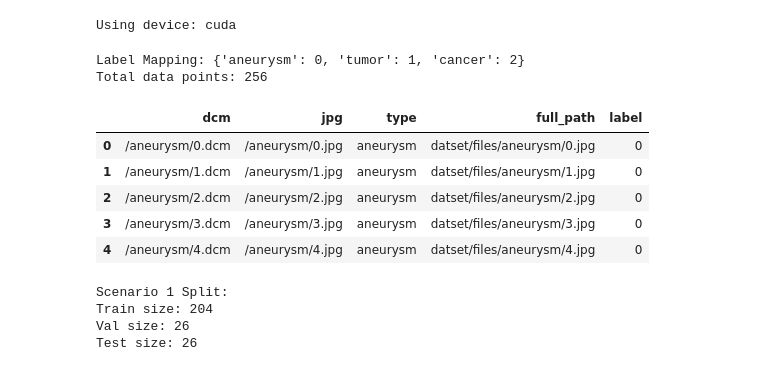
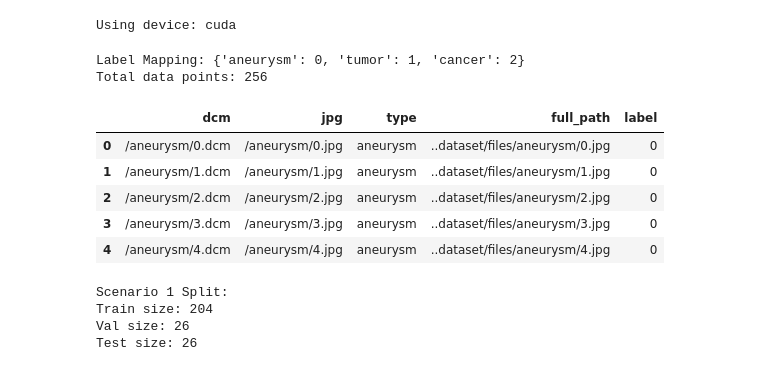
Before and after one commit to erlanggadewasakti/CT-Brain-Image-Classification, a Jupyter notebook: skenario_1/train_vgg16_1e2.ipynb, the cells around one changed output. Cells and saved outputs as stored; diff of their text form; code cells hidden in the pictures.

```diff
--- a/skenario_1/train_vgg16_1e2.ipynb
+++ b/skenario_1/train_vgg16_1e2.ipynb
@@ -40,28 +40,28 @@ print(f'Using device: {DEVICE}')
 Using device: cuda
 # %%
 # Load CSV and prepare paths
-csv_path = 'datset/ct_brain.csv'
-base_img_path = 'datset/files'
+csv_path = '..dataset/ct_brain.csv'
+base_img_path = '..dataset/files'
 
 df = pd.read_csv(csv_path)
 # Create the full path for the images by appending the base directory to the relative path from the csv
 df['full_path'] = base_img_path + df['jpg']
 
 # Encode labels
 label_mapping = {label: idx for idx, label in enumerate(df['type'].unique())}
 df['label'] = df['type'].map(label_mapping)
 print('Label Mapping:', label_mapping)
 print(f'Total data points: {len(df)}')
 display(df.head())
 # %% [output]
 Label Mapping: {'aneurysm': 0, 'tumor': 1, 'cancer': 2}
 Total data points: 256
 |  | dcm | jpg | type | full_path | label |
-| 0 | /aneurysm/0.dcm | /aneurysm/0.jpg | aneurysm | datset/files/aneurysm/0.jpg | 0 |
-| 1 | /aneurysm/1.dcm | /aneurysm/1.jpg | aneurysm | datset/files/aneurysm/1.jpg | 0 |
-| 2 | /aneurysm/2.dcm | /aneurysm/2.jpg | aneurysm | datset/files/aneurysm/2.jpg | 0 |
-| 3 | /aneurysm/3.dcm | /aneurysm/3.jpg | aneurysm | datset/files/aneurysm/3.jpg | 0 |
-| 4 | /aneurysm/4.dcm | /aneurysm/4.jpg | aneurysm | datset/files/aneurysm/4.jpg | 0 |
+| 0 | /aneurysm/0.dcm | /aneurysm/0.jpg | aneurysm | ..dataset/files/aneurysm/0.jpg | 0 |
+| 1 | /aneurysm/1.dcm | /aneurysm/1.jpg | aneurysm | ..dataset/files/aneurysm/1.jpg | 0 |
+| 2 | /aneurysm/2.dcm | /aneurysm/2.jpg | aneurysm | ..dataset/files/aneurysm/2.jpg | 0 |
+| 3 | /aneurysm/3.dcm | /aneurysm/3.jpg | aneurysm | ..dataset/files/aneurysm/3.jpg | 0 |
+| 4 | /aneurysm/4.dcm | /aneurysm/4.jpg | aneurysm | ..dataset/files/aneurysm/4.jpg | 0 |
 # %%
 def split_dataset(df, scenario):
     if scenario == 1:
```
Also changed, not shown: parts of 1 cell of this notebook, 17 other files.
